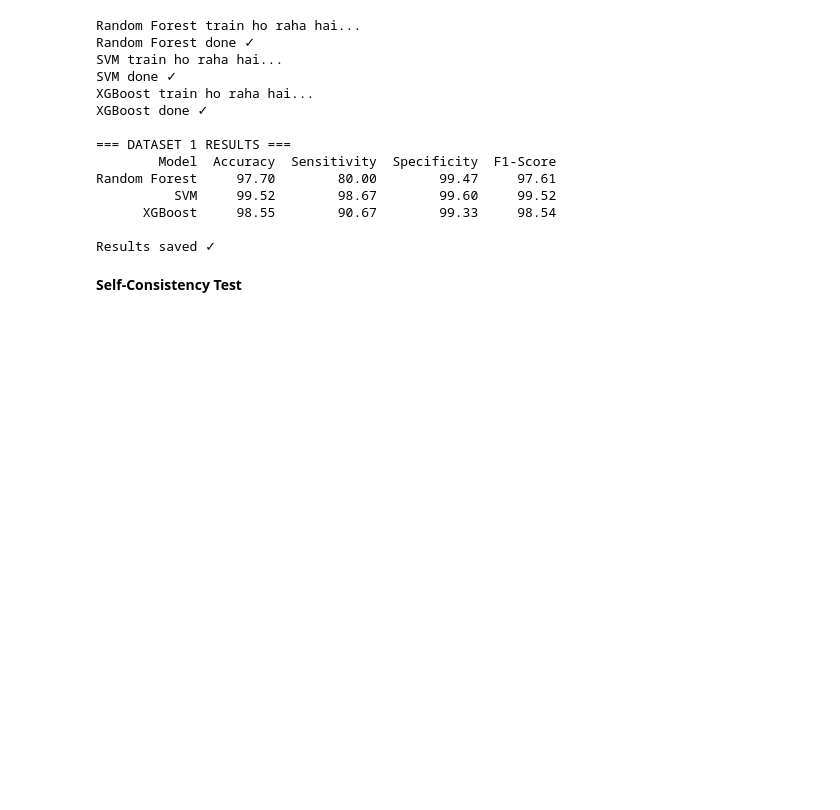
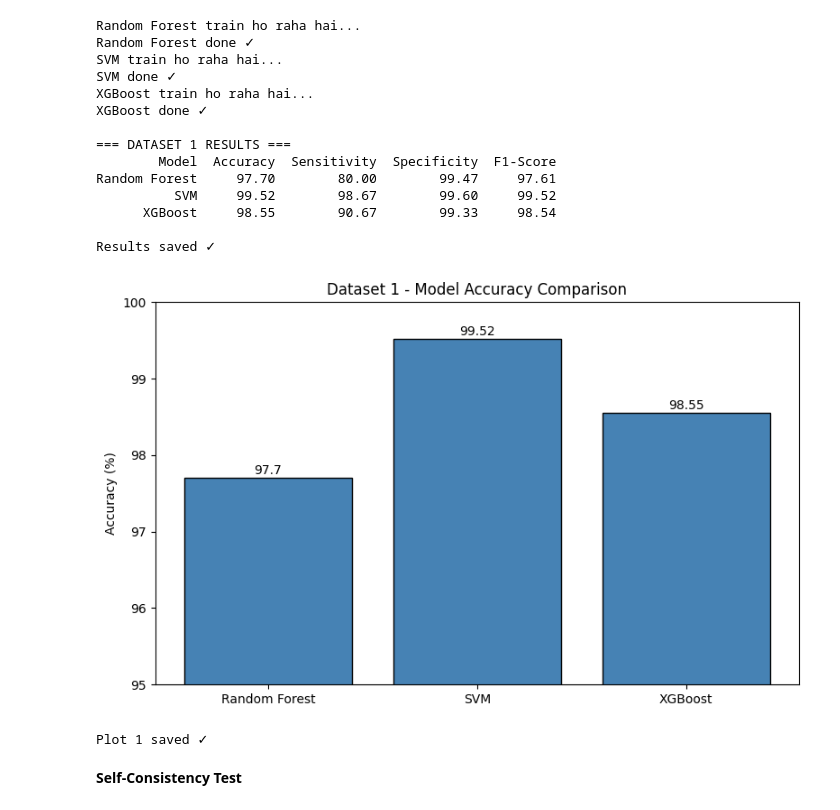
Before and after one commit to alihoor045-commits/Complete_git_code, a Jupyter notebook: Dataset1_Model_Training.ipynb, the cells around one changed output. Drawn from its saved outputs; the diff is of its cells as text; code cells hidden in the pictures; blank space fills up the shorter version.

Commit message:
Model accuracy

```diff
--- a/Dataset1_Model_Training.ipynb
+++ b/Dataset1_Model_Training.ipynb
@@ -91,17 +91,20 @@ Random Forest     97.70        80.00        99.47     97.61
 
 Results saved ✓
 # %%
-# plt.figure(figsize=(8, 5))
-# plt.bar(results_df['Model'], results_df['Accuracy'], color='steelblue', edgecolor='black')
-# plt.ylabel('Accuracy (%)')
-# plt.title('Dataset 1 - Model Accuracy Comparison')
-# plt.ylim(95, 100)
-# for i, v in enumerate(results_df['Accuracy']):
-#     plt.text(i, v + 0.05, str(v), ha='center')
-# plt.tight_layout()
-# plt.savefig("/content/drive/My Drive/Dataset1_BlaPred/accuracy_plot.png", dpi=300)
-# plt.show()
-# print("Plot 1 saved ✓")
+plt.figure(figsize=(8, 5))
+plt.bar(results_df['Model'], results_df['Accuracy'], color='steelblue', edgecolor='black')
+plt.ylabel('Accuracy (%)')
+plt.title('Dataset 1 - Model Accuracy Comparison')
+plt.ylim(95, 100)
+for i, v in enumerate(results_df['Accuracy']):
+    plt.text(i, v + 0.05, str(v), ha='center')
+plt.tight_layout()
+plt.savefig("/content/drive/My Drive/Dataset1_BlaPred/accuracy_plot.png", dpi=300)
+plt.show()
+print("Plot 1 saved ✓")
+# %% [output]
+[figure, added]
+Plot 1 saved ✓
 # %% [markdown]
 **Self-Consistency Test**
 # %%
```
